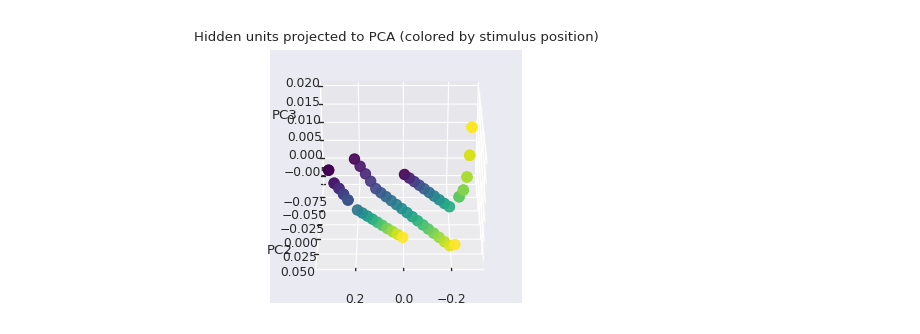
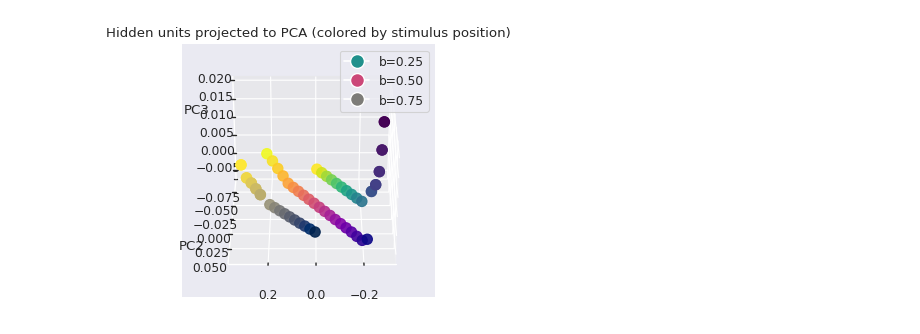
Before and after one commit to siyer7/asymmetry_design, a Jupyter notebook: code/python/simulation_analyses.ipynb, the cells around one changed output. Drawn from its saved outputs; the diff is of its cells as text; code cells hidden in the pictures.

```diff
--- a/code/python/simulation_analyses.ipynb
+++ b/code/python/simulation_analyses.ipynb
@@ -19,6 +45,7 @@ boundaries = tuple(sorted(pca_df['boundary'].unique()))  # (0.25, 0.5, 0.75)
 # %%
-%matplotlib widget
+# %matplotlib widget
 sns.set(context='paper')
+from matplotlib.lines import Line2D
 
 # average hidden activations across networks for each of the 60 trials
 hidden_mean = hidden_stack.mean(axis=0)  # [60, 10]
@@ -33,11 +60,15 @@ pca_df['PC2'] = pcs[:, 1]
 pca_df['PC3'] = pcs[:, 2]
 
 # three green->yellow spectra (one per boundary)
-cond_cmaps = {
-    0.25: plt.cm.viridis_r,
-    0.50: plt.cm.viridis_r,
-    0.75: plt.cm.viridis_r,
-}
+cond_cmaps = { 0.25: plt.cm.viridis, 0.50: plt.cm.plasma, 0.75: plt.cm.cividis}
+
+# legend handles using midpoint (0.5) color of each colormap
+legend_handles = [
+    Line2D([0], [0], marker='o', color='w',
+           markerfacecolor=cond_cmaps[bound](0.5), markersize=10,
+           label=f'b={bound:.2f}')
+    for bound in boundaries
+]
 
 # ── View angle (tweak these) ──────────────────────────────────────────────────
 view_elev = 30   # elevation in degrees (default matplotlib: 30)
@@ -52,78 +83,82 @@ for bound in boundaries:
     norm = Normalize(vmin=cond_df['stim'].min(), vmax=cond_df['stim'].max())
     colors = cond_cmaps[bound](norm(cond_df['stim'].values))
 
-    ax.scatter(cond_df['PC1'], cond_df['PC2'], cond_df['PC3'], c=colors, s=55, alpha=0.9, label=f'b={bound:.2f}')
+    ax.scatter(cond_df['PC1'], cond_df['PC2'], cond_df['PC3'], c=colors, s=55, alpha=0.9)
 ax.set_title('Hidden units projected to PCA (colored by stimulus position)')
 ax.set_xlabel('PC1')
 ax.set_ylabel('PC2')
 ax.set_zlabel('PC3')
 ax.view_init(elev=view_elev, azim=view_azim)
-# ax.legend(loc='best')
+ax.legend(handles=legend_handles, loc='best')
 plt.tight_layout()
 plt.show()
 
-# plot 2: subtract per-condition centroid in hidden-unit space, then project
-hidden_centered = hidden_mean.copy()
-for bound in boundaries:
-    idx = pca_df[pca_df['boundary'] == bound].index
-    centroid = hidden_mean[idx].mean(axis=0)          # [10] mean hidden vec
-    hidden_centered[idx] = hidden_mean[idx] - centroid
 
-pca2 = PCA(n_components=3)
-pcs2 = pca2.fit_transform(hidden_centered)
-
-pca_df['PC1_c'] = pcs2[:, 0]
-pca_df['PC2_c'] = pcs2[:, 1]
-pca_df['PC3_c'] = pcs2[:, 2]
+# plot 2: subtract per-condition centroid in PC space (not hidden space)
+pca3 = PCA(n_components=3)
+pcs3 = pca3.fit_transform(hidden_mean)  # project original (uncentered) hidden to PC space
 
 shared_norm = Normalize(vmin=pca_df['stim'].min(), vmax=pca_df['stim'].max())
-
-fig = plt.figure(figsize=(6, 3))
-ax = fig.add_subplot(111, projection='3d')
-
-for bound in boundaries:
-    cond_df = pca_df[pca_df['boundary'] == bound].sort_values('stim')
-    colors = cond_cmaps[bound](shared_norm(cond_df['stim'].values))
-    ax.scatter(cond_df['PC1_c'], cond_df['PC2_c'], cond_df['PC3_c'], c=colors, s=55, alpha=0.9, label=f'b={bound:.2f} centered')
-
-ax.set_title('Hidden-centroid-subtracted PCA (colored by stimulus position)')
-ax.set_xlabel('PC1')
-ax.set_ylabel('PC2')
-ax.set_zlabel('PC3')
-ax.view_init(elev=view_elev, azim=view_azim)
-plt.tight_layout()
-plt.show()
-
-# plot 3: subtract per-condition centroid in PC space (not hidden space)
-pca3 = PCA(n_components=3)
-pcs3 = pca3.fit_transform(hidden_mean)  # project original (uncentered) hidden to PC space
 
 pcs3_centered = pcs3.copy()
 for bound in boundaries:
     idx = pca_df[pca_df['boundary'] == bound].index
     centroid_pc = pcs3[idx].mean(axis=0)  # [3] mean in PC space
     pcs3_centered[idx] = pcs3[idx] - centroid_pc
 
 pca_df['PC1_pcc'] = pcs3_centered[:, 0]
 pca_df['PC2_pcc'] = pcs3_centered[:, 1]
 pca_df['PC3_pcc'] = pcs3_centered[:, 2]
 
 fig = plt.figure(figsize=(6, 3))
 ax = fig.add_subplot(111, projection='3d')
 
 for bound in boundaries:
     cond_df = pca_df[pca_df['boundary'] == bound].sort_values('stim')
     colors = cond_cmaps[bound](shared_norm(cond_df['stim'].values))
-    ax.scatter(cond_df['PC1_pcc'], cond_df['PC2_pcc'], cond_df['PC3_pcc'], c=colors, s=55, alpha=0.9, label=f'b={bound:.2f} PC-centered')
+    ax.scatter(cond_df['PC1_pcc'], cond_df['PC2_pcc'], cond_df['PC3_pcc'], c=colors, s=55, alpha=0.9)
 
 ax.set_title('PC-centroid-subtracted PCA (colored by stimulus position)')
 ax.set_xlabel('PC1')
 ax.set_ylabel('PC2')
 ax.set_zlabel('PC3')
 ax.view_init(elev=view_elev, azim=view_azim)
+ax.legend(handles=legend_handles, loc='best')
 plt.tight_layout()
 plt.show()
 
-pd.DataFrame({'boundary': list(bound_pos.keys()), 'bound_pos': list(bound_pos.values())})
+
+
+# plot 3: subtract per-condition centroid in hidden-unit space, then project
+hidden_centered = hidden_mean.copy()
+for bound in boundaries:
+    idx = pca_df[pca_df['boundary'] == bound].index
+    centroid = hidden_mean[idx].mean(axis=0)          # [10] mean hidden vec
+    hidden_centered[idx] = hidden_mean[idx] - centroid
+
+pca2 = PCA(n_components=3)
+pcs2 = pca2.fit_transform(hidden_centered)
+
+pca_df['PC1_c'] = pcs2[:, 0]
+pca_df['PC2_c'] = pcs2[:, 1]
+pca_df['PC3_c'] = pcs2[:, 2]
+
+fig = plt.figure(figsize=(6, 3))
+ax = fig.add_subplot(111, projection='3d')
+
+for bound in boundaries:
+    if bound==.25: continue
+    cond_df = pca_df[pca_df['boundary'] == bound].sort_values('stim')
+    colors = cond_cmaps[bound](shared_norm(cond_df['stim'].values))
+    ax.scatter(cond_df['PC1_c'], cond_df['PC2_c'], cond_df['PC3_c'], c=colors, s=55, alpha=0.9)
+
+ax.set_title('Hidden-centroid-subtracted PCA (colored by stimulus position)')
+ax.set_xlabel('PC1')
+ax.set_ylabel('PC2')
+ax.set_zlabel('PC3')
+ax.view_init(elev=view_elev, azim=view_azim)
+ax.legend(handles=legend_handles, loc='best')
+plt.tight_layout()
+plt.show()
 # %% [output]
-[figure, old version]
+[figure, new version]
```
Also changed, not shown: parts of 13 cells of this notebook, 2 other files.
